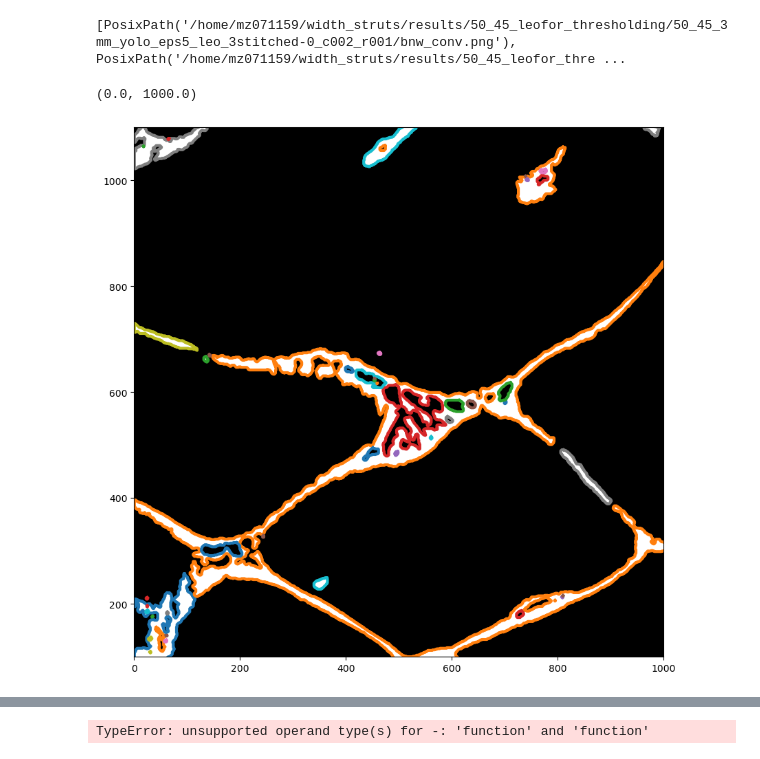
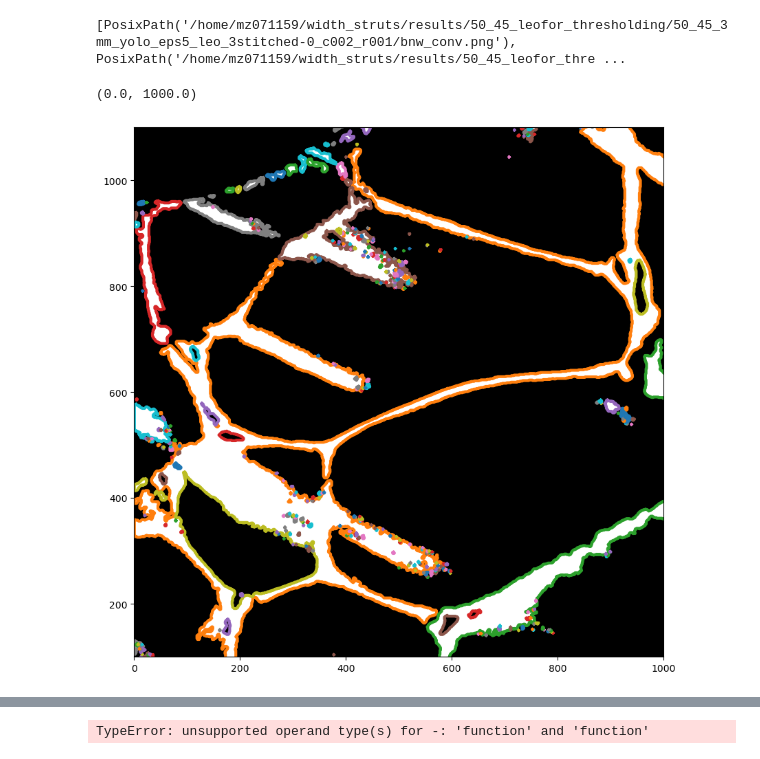
Before and after one commit to potsci/random_projects, a Jupyter notebook: find_eutectic_isles.ipynb, the cells around one changed output, grey strips where cells are left out. Cells and saved outputs as stored; diff of their text form; code cells hidden in the pictures.

```diff
--- a/find_eutectic_isles.ipynb
+++ b/find_eutectic_isles.ipynb
@@ -21,41 +22,41 @@ import numpy as np
 # Construct some test data
 # x, y = np.ogrid[-np.pi:np.pi:100j, -np.pi:np.pi:100j]
 # r = np.sin(np.exp(np.sin(x)**3 + np.cos(y)**2))
-img=io.imread("/rwthfs/rz/cluster/home/mz071159/width_struts/results/50_45_leofor_thresholding/50_45_3mm_yolo_eps5_leo_3stitched-0_c000_r000/bnw_conv.png")
+img=io.imread("/rwthfs/rz/cluster/home/mz071159/width_struts/results/50_45_leofor_thresholding/50_45_3mm_yolo_eps5_leo_3stitched-0_c000_r002/bnw_conv.png")
 
 # img=io.imread("/work/mz071159/quasi-in-situ/50_45_leo/for_thresholding/5mm_3/pano50_45_eps5_leo_5mm_3_stitch_c000_r000.jpg")
 # Find contours at a constant value of 0.8
 # img=img[:,:,0]
 img[:,0]=255
 img[:,-1]=255
 img[-1,:]=255
 img[0,:]=255# Display the image and plot all contours found
 contours = measure.find_contours(img,level=55,fully_connected='high',positive_orientation='high')
 fig, ax = plt.subplots(figsize=(10,10))
 # ax.imshow(r, cmap=plt.cm.gray)
 ax.imshow(img,alpha=1,cmap='binary')
 for contour in contours:
     ax.plot(contour[:, 1], contour[:, 0], linewidth=3)
 
 ax.axis('image')
 # ax.set_xticks([])
 # ax.set_yticks([])
 # # plt.show()
 
 
 # img_ind=np.where(skel)
 # ax.imshow(img,alpha=0.5,zorder=2,cmap=mpl.cm.gray)
 # ax.imshow(invert(skel),cmap=mpl.cm.gray,zorder=1)
 # for contour in conts:
     # ax.plot(contour[:, 1], contour[:, 0], linewidth=1,color='black',zorder=2)
 
 x=100
 y=0# ax.scatter(img_ind[1],img_ind[0],s=0.05,color='black')
 ax.set_ylim(x,x+1000)
 ax.set_xlim(y,y+1000)
 # %% [output]
 (0.0, 1000.0)
-[figure, old version]
+[figure, new version]
 # %%
 from skimage.measure import label, regionprops, regionprops_table
 from skimage.transform import rotate
```
Also changed, not shown: parts of 14 cells of this notebook, 13 other files.
